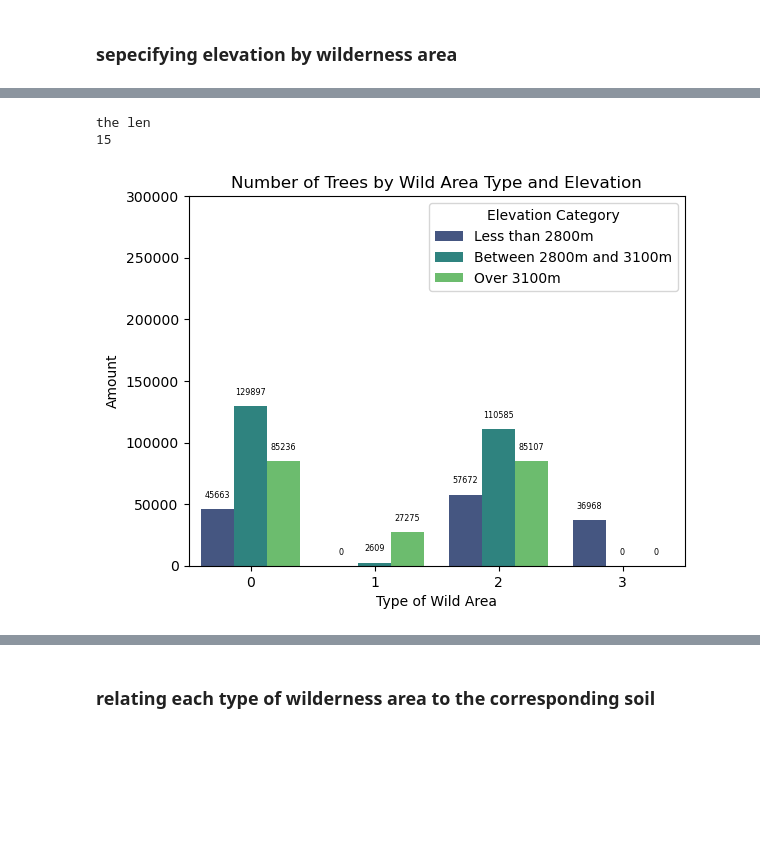
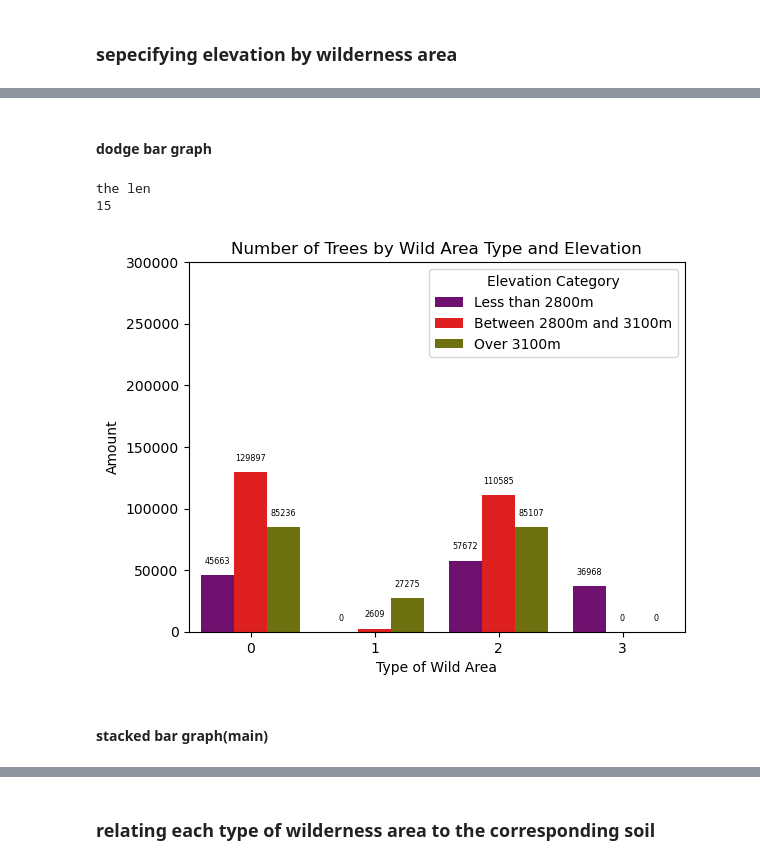
Before and after one commit to leofrio/tree-covers-classification-analysis, a Jupyter notebook: treeCover.ipynb, the cells around one changed output, grey strips where cells are left out. Drawn from its saved outputs; the diff is of its cells as text; code cells hidden in the pictures; blank space fills up the shorter version.

```diff
--- a/treeCover.ipynb
+++ b/treeCover.ipynb
@@ -397,0 +400,12 @@ plt.show()
+# %%
+ax=sns.barplot( pd.DataFrame(data=df['wilderness_area'].value_counts()),x='wilderness_area', y='count', palette='Set3', edgecolor='none')
+ax.set_ylim(0.0,300000)
+ax.set_ylabel('Amount')
+ax.set_xlabel('type of wild area')
+ax.set_title('number of trees by wild area type')
+for p in ax.patches:
+    height=p.get_height()
+    ax.annotate(f'{int(height)}', (p.get_x() + p.get_width() / 2., height),
+                ha='center', va='center', xytext=(0, 10), textcoords='offset points')
+plt.savefig('./images/wildereness-area-frequency.png')
+plt.show()
@@ -429,64 +419,43 @@ Passing `palette` without assigning `hue` is deprecated and will be removed in v
+# %% [markdown]
+#### dodge bar graph
 # %%
 df_elevation=df.copy()
 conditions=[
     (df_elevation['Elevation'] < 2800),
     (df_elevation['Elevation'] >= 2800) & (df_elevation['Elevation'] <= 3100),
     (df_elevation['Elevation'] > 3100)
 ]
 choices =['Less than 2800m', 'Between 2800m and 3100m', 'Over 3100m']
 df_elevation['Elevation_Category']=np.select(condlist=conditions,choicelist=choices,default='Error')
-# df_elevation['Elevation_Category'] = pd.cut(df_elevation['Elevation'],
-#                                    bins=[-float('inf'), 2800, 3100, float('inf')],
-#                                    labels=['Less than 2800m', 'Between 2800m and 3100m', 'Over 3100m'])
-
-
-
 df_elevation['wilderness_area']=pd.Categorical(df_elevation['wilderness_area'], categories=[0,1,2,3],ordered=True)
 df_elevation['Elevation_Category']=pd.Categorical(df_elevation['Elevation_Category'], categories=['Less than 2800m', 'Between 2800m and 3100m', 'Over 3100m'],ordered=True)
 
 plot_df = df_elevation.groupby(['wilderness_area', 'Elevation_Category'],observed=False).size().reset_index(name='count')
 ax = sns.barplot(data=plot_df, x='wilderness_area',y='count',hue='Elevation_Category',
-                 palette='viridis', edgecolor='none',estimator=sum,errorbar=None)
+                 palette='brg', edgecolor='none',estimator=sum,errorbar=None)
 
 ax.set_ylim(0.0, 300000)
 ax.set_ylabel('Amount')
 ax.set_xlabel('Type of Wild Area')
 ax.set_title('Number of Trees by Wild Area Type and Elevation')
 print('the len')
 print(len(ax.patches))
 count=0
 for p in ax.patches:
-    # print('-------------------------------')
     height = p.get_height()
-    # print('rotation_point:')
-    # print(p.rotation_point)
-    # print('height:')
-    # print(height)
-    # print('width:')
-    # print(p.get_width())
-    # print('x:')
-    # print(p.get_x())
-    # print('half of width:')
-    # print(p.get_width() / 2.)
-    # print('sum of x and  half of width:')
-    # print(p.get_x() + p.get_width() / 2.)
-    # print('coordinates final:')
-    # print( (p.get_x() + p.get_width() / 2., height))
     if p.get_x() != 0:
         ax.annotate(f'{int(height)}', (p.get_x() + p.get_width() / 2., height),
                     ha='center', va='center', xytext=(0, 10), textcoords='offset points',size='xx-small')
     count += 1
-    # print('count:')
-    # print(count)
+ax.legend(title='Elevation Category')
+plt.savefig('./images/n_tree_wilderness_area_and_elevation_dodge.png')
 
-# Show the legend
-ax.legend(title='Elevation Category')
-
-# Show the plot
 plt.show()
 # %% [output]
 the len
 15
-[figure, old version]
+[figure, new version]
+# %% [markdown]
+#### stacked bar graph(main)
 # %%
 import matplotlib.patches as mpatches
```
Also changed, not shown: parts of 34 cells of this notebook, 6 other files.
